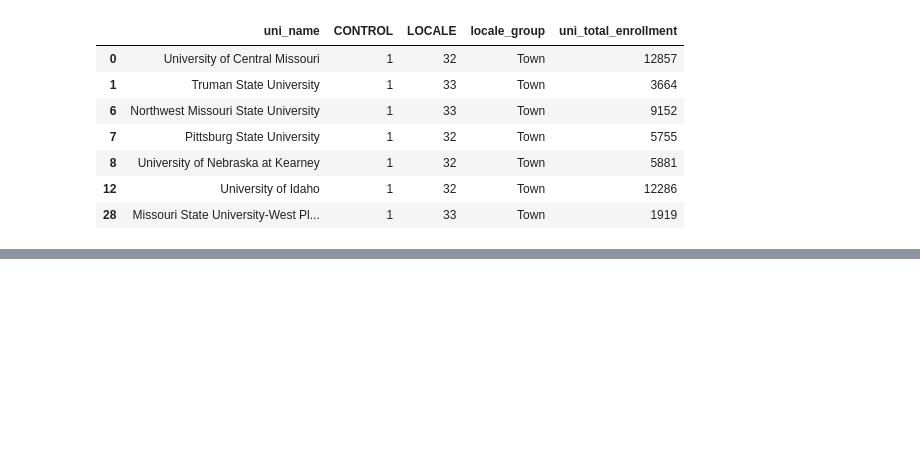
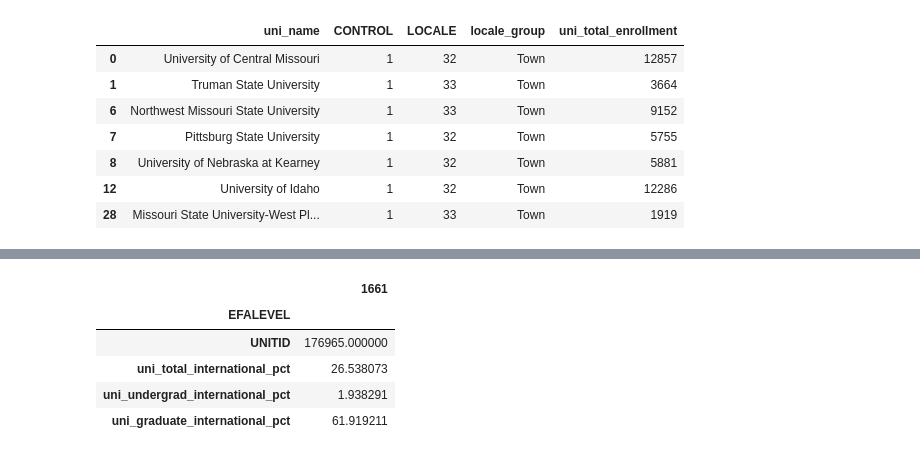
Before and after one commit to Lxeaxh/ucm-friendship-family-analysis, a Jupyter notebook: notebooks/03_exploratory_analysis.ipynb, the cells around one changed output, grey strips where cells are left out. Cells and saved outputs as stored; diff of their text form; code cells hidden in the pictures; blank space fills up the shorter version.

```diff
--- a/notebooks/03_exploratory_analysis.ipynb
+++ b/notebooks/03_exploratory_analysis.ipynb
@@ -801,0 +855,11 @@ ef_international = ef_international.rename(
+# %%
+int_pct[
+    int_pct["UNITID"] == 176965
+].T
+# %% [output]
+|  | 1661 |
+| EFALEVEL |  |
+| UNITID | 176965.000000 |
+| uni_total_international_pct | 26.538073 |
+| uni_undergrad_international_pct | 1.938291 |
+| uni_graduate_international_pct | 61.919211 |
```
Also changed, not shown: parts of 16 cells of this notebook, 1 other file.
